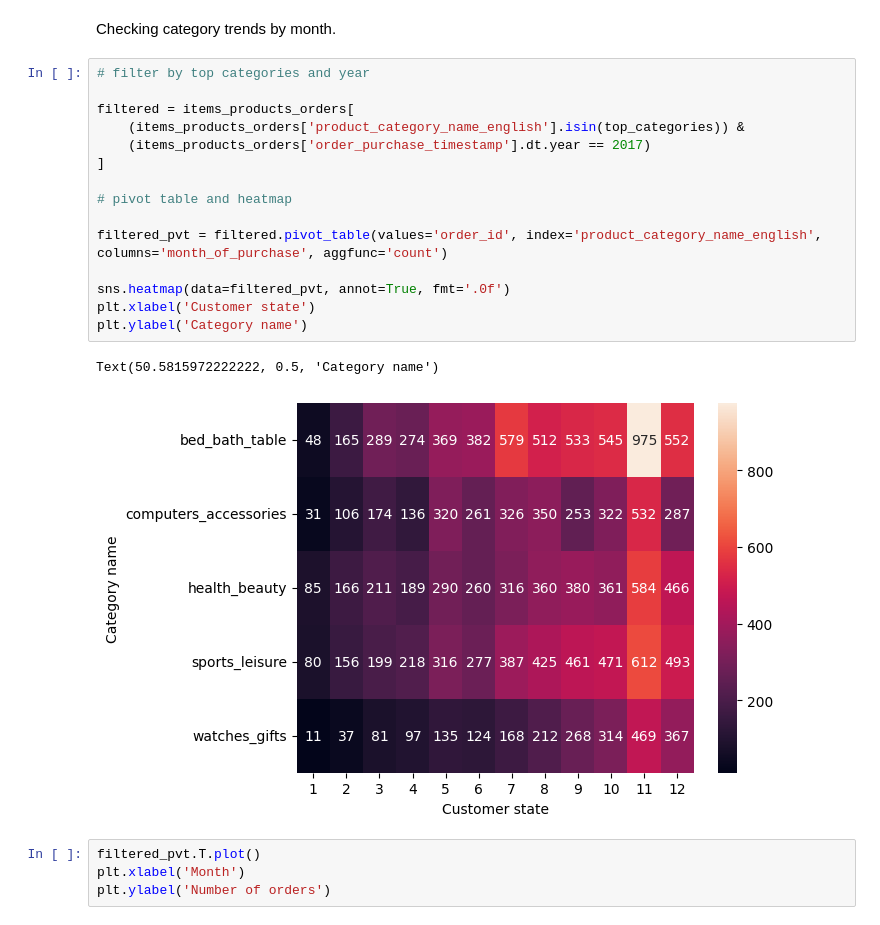
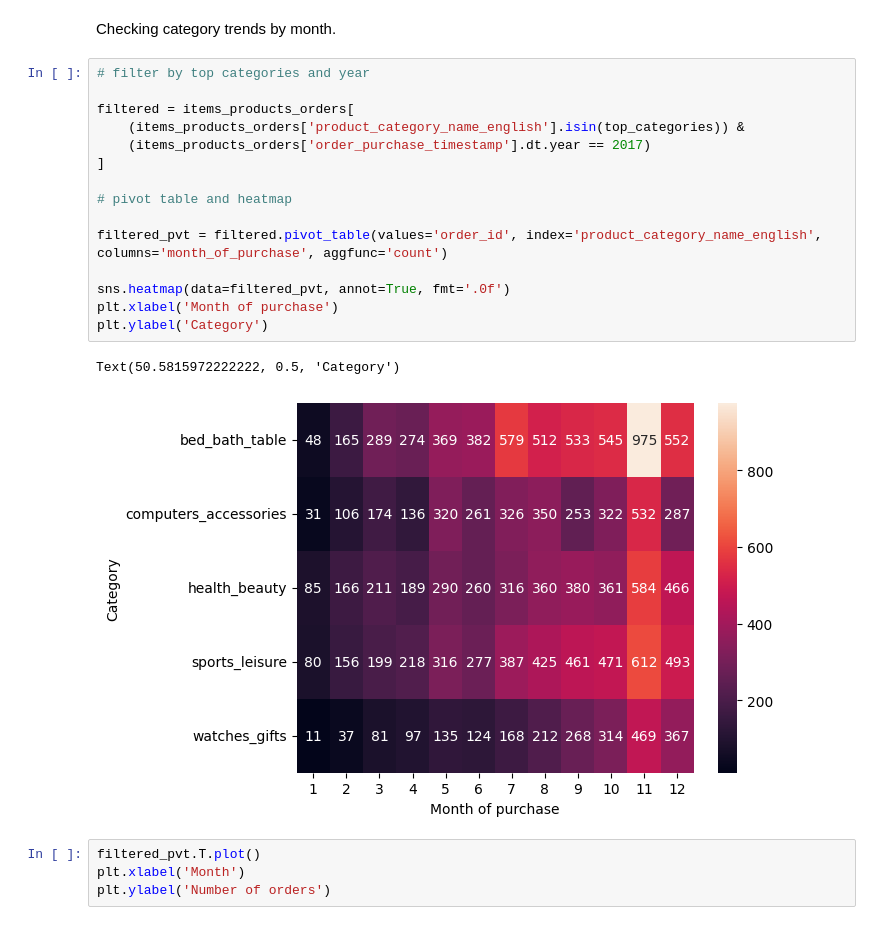
Before and after one commit to norriddx/ecommerce-orders-analysis, a Jupyter notebook: notebooks/eda.ipynb, the cells around one changed output. Drawn from its saved outputs; the diff is of its cells as text.

```diff
--- a/notebooks/eda.ipynb
+++ b/notebooks/eda.ipynb
@@ -515,21 +515,21 @@ Checking category trends by month.
 # %%
 # filter by top categories and year
 
 filtered = items_products_orders[
     (items_products_orders['product_category_name_english'].isin(top_categories)) &
     (items_products_orders['order_purchase_timestamp'].dt.year == 2017)
 ]
 
 # pivot table and heatmap
 
 filtered_pvt = filtered.pivot_table(values='order_id', index='product_category_name_english', columns='month_of_purchase', aggfunc='count')
 
 sns.heatmap(data=filtered_pvt, annot=True, fmt='.0f')
-plt.xlabel('Customer state')
-plt.ylabel('Category name')
+plt.xlabel('Month of purchase')
+plt.ylabel('Category')
 # %% [output]
-Text(50.5815972222222, 0.5, 'Category name')
+Text(50.5815972222222, 0.5, 'Category')
-[figure, old version]
+[figure, new version]
 # %%
 filtered_pvt.T.plot()
 plt.xlabel('Month')
```
Also changed, not shown: parts of 4 cells of this notebook.
